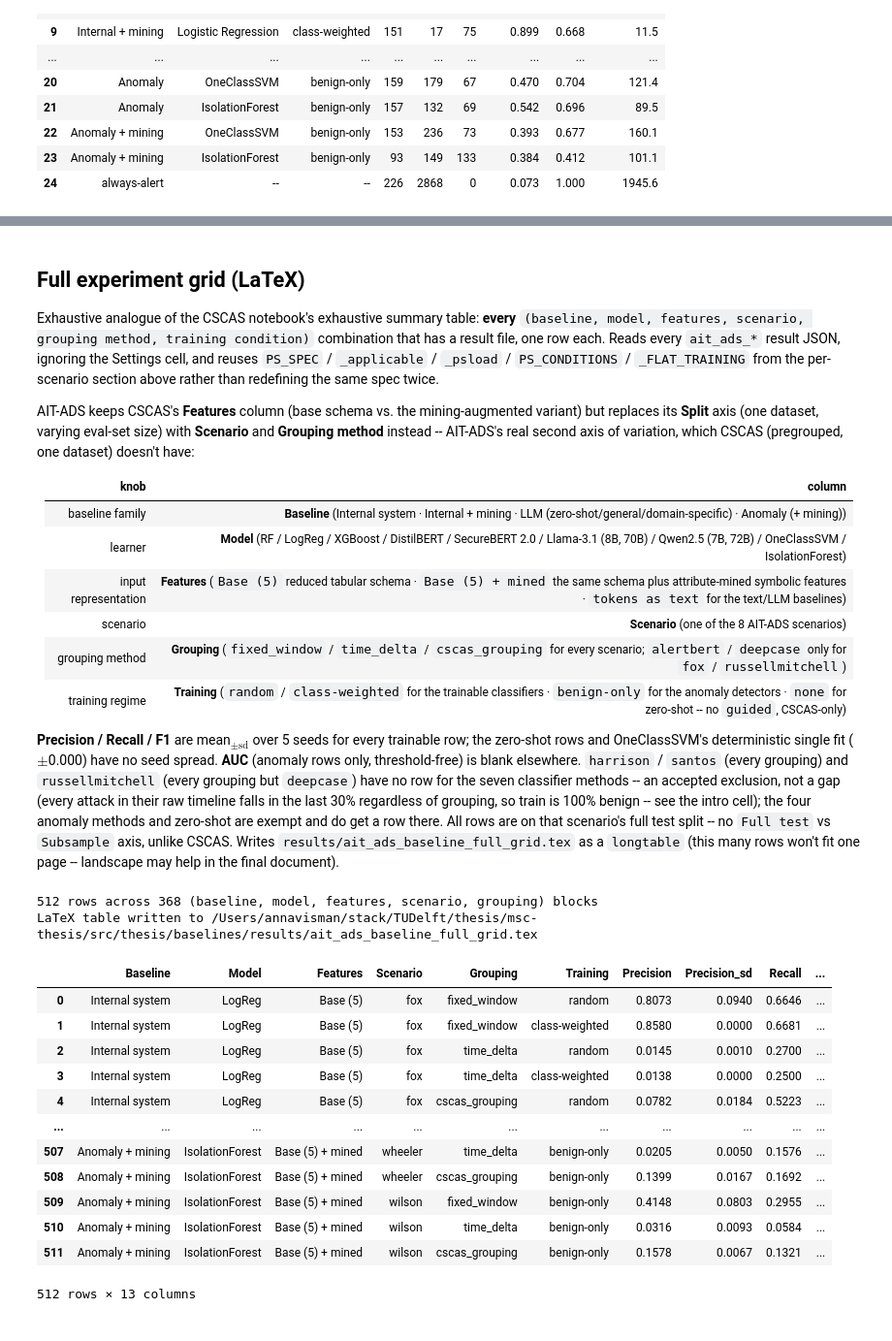
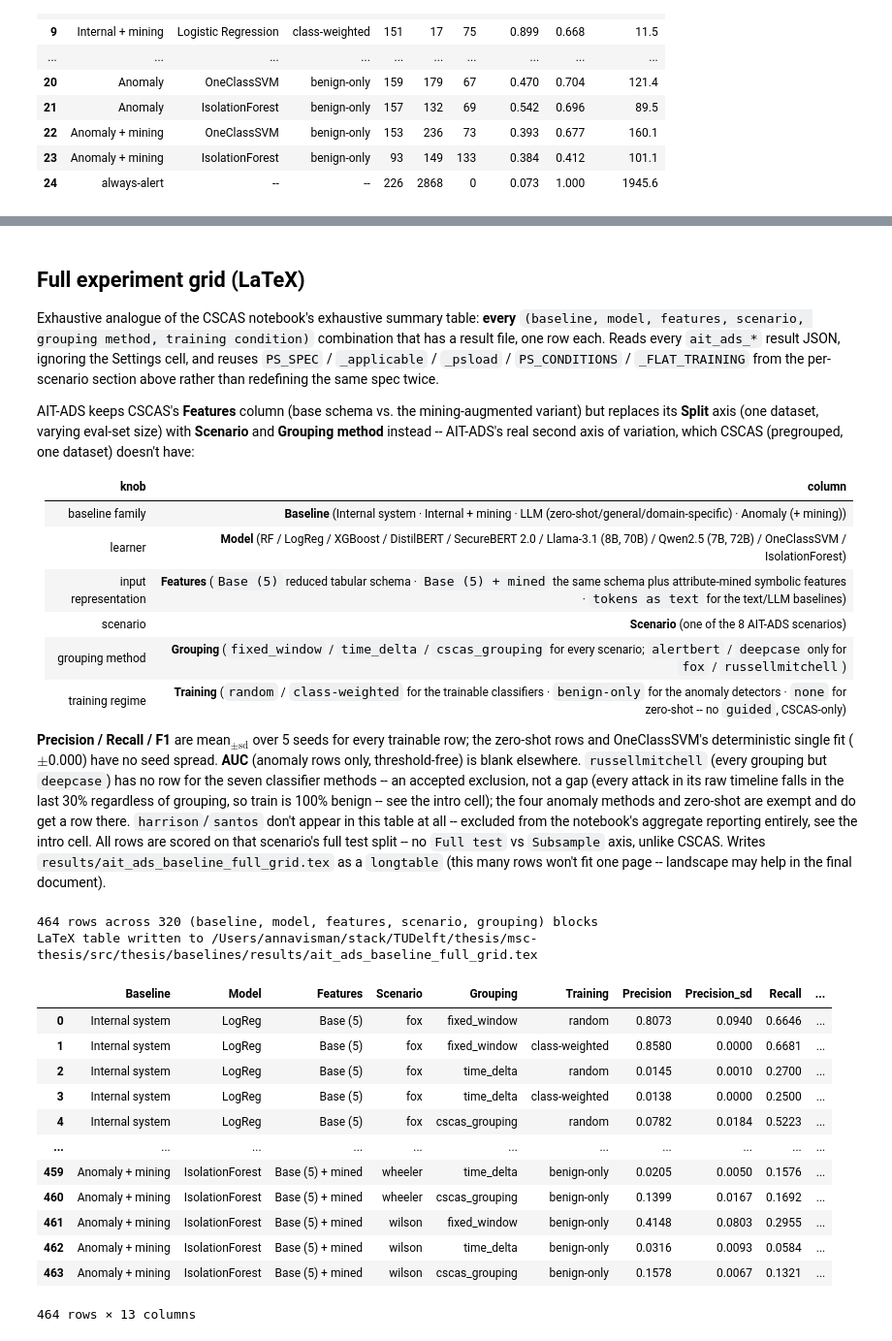
Before and after one commit to annaneliaa/msc-thesis, a Jupyter notebook: src/thesis/notebooks/baselines/02_ait-ads_baseline.ipynb, the cells around one changed output, grey strips where cells are left out. Shown at 97% size. Cells and saved outputs as stored; diff of their text form; code cells hidden in the pictures.

```diff
--- a/src/thesis/notebooks/baselines/02_ait-ads_baseline.ipynb
+++ b/src/thesis/notebooks/baselines/02_ait-ads_baseline.ipynb
@@ -687,7 +712,11 @@ from thesis.configs import load_scenarios
 
 CROSS_METRIC = "f1"  # "f1" | "precision" | "recall" -- re-run for a different one
 PS_DROP_EMPTY = False  # True -> omit grouping rows that produced no result
-AIT_ADS_SCENARIOS = load_scenarios("ait-ads")
+AIT_ADS_SCENARIOS = [s for s in load_scenarios("ait-ads") if s not in ("harrison", "santos")]
+# harrison/santos excluded from all aggregate reporting -- see the intro cell's exclusion
+# note: their chronological split leaves train 100% benign under every grouping method, so
+# 6 of 11 baseline families can't be fit at all, and the remaining 5 are only trustworthy
+# under 3 of 5 groupings -- too thin to compare against the other 6 scenarios.
 STANDARD_GROUPINGS = ["fixed_window", "time_delta", "cscas_grouping"]
 LEARNED_GROUPINGS = ["alertbert", "deepcase"]
 LEARNED_OK = {"fox", "russellmitchell"}  # only these are held out of AlertBERT/DeepCASE training
@@ -961,13 +968,7 @@ dataset) doesn't have:
 **Precision / Recall / F1** are mean$_{\pm\text{sd}}$ over 5 seeds for every
 trainable row; the zero-shot rows and OneClassSVM's deterministic single fit
 ($\pm$0.000) have no seed spread. **AUC** (anomaly rows only, threshold-free) is
-blank elsewhere. `harrison` / `santos` (every grouping) and `russellmitchell`
-(every grouping but `deepcase`) have no row for the seven classifier methods --
-an accepted exclusion, not a gap (every attack in their raw timeline falls in
-the last 30% regardless of grouping, so train is 100% benign -- see the intro
-cell); the four anomaly methods and zero-shot are exempt and do get a row
-there. All rows are on that scenario's full test split -- no `Full test` vs
-`Subsample` axis, unlike CSCAS. Writes `results/ait_ads_baseline_full_grid.tex`
+blank elsewhere. `russellmitchell` (every grouping but `deepcase`) has no row for the seven classifier methods -- an accepted exclusion, not a gap (every attack in its raw timeline falls in the last 30% regardless of grouping, so train is 100% benign -- see the intro cell); the four anomaly methods and zero-shot are exempt and do get a row there. `harrison`/`santos` don't appear in this table at all -- excluded from the notebook's aggregate reporting entirely, see the intro cell. All rows are scored on that scenario's full test split -- no `Full test` vs `Subsample` axis, unlike CSCAS. Writes `results/ait_ads_baseline_full_grid.tex`
 as a `longtable` (this many rows won't fit one page -- landscape may help in
 the final document).
 # %%
@@ -1096,14 +1097,15 @@ CSCAS-only (AIT-ADS has no SCAS-equivalent outlier signal to guide sampling
 with). \textbf{Grouping} is one of \texttt{fixed\_window} / \texttt{time\_delta}
 / \texttt{cscas\_grouping} (every scenario) or \texttt{alertbert} /
 \texttt{deepcase} (\texttt{fox} / \texttt{russellmitchell} only -- the
-scenarios held out of the learned groupers' training). \texttt{harrison} /
-\texttt{santos} (every grouping) and \texttt{russellmitchell} (every grouping
-but \texttt{deepcase}) have no row for the seven classifier methods -- every
-attack in their raw timeline falls in the last 30\% regardless of grouping, so
-train is 100\% benign; the four anomaly methods and zero-shot are exempt (see
-the intro cell). All rows are scored on that scenario's full test split -- no
-`Full test' vs `Subsample' split axis: unlike CSCAS, no frozen eval subsample
-is used.}
+scenarios held out of the learned groupers' training). Covers 6 of AIT-ADS's 8
+scenarios -- \texttt{harrison}/\texttt{santos} are excluded from this table
+entirely (see the intro cell). \texttt{russellmitchell} (every grouping but
+\texttt{deepcase}) has no row for the seven classifier methods -- every attack
+in its raw timeline falls in the last 30\% regardless of grouping, so train is
+100\% benign; the four anomaly methods and zero-shot are exempt (see the intro
+cell). All rows are scored on that scenario's full test split -- no `Full
+test' vs `Subsample' split axis: unlike CSCAS, no frozen eval subsample is
+used.}
 \label{tab:ait-ads-baseline-results-full} \\
 \toprule
 \textbf{Baseline} & \textbf{Model} & \textbf{Features} & \textbf{Scenario} & \textbf{Grouping} & \textbf{Training} & \textbf{Precision} & \textbf{Recall} & \textbf{F1} & \textbf{AUC} \\
@@ -1111,37 +1113,37 @@ is used.}
 \endfirsthead
 \multicolumn{10}{c}{\tablename\ \thetable{} -- continued from previous page} \\
 \toprule
 \textbf{Baseline} & \textbf{Model} & \textbf{Features} & \textbf{Scenario} & \textbf{Grouping} & \textbf{Training} & \textbf{Precision} & \textbf{Recall} & \textbf{F1} & \textbf{AUC} \\
 \midrule
 \endhead
 \midrule \multicolumn{10}{r}{\textit{continued on next page}} \\
 \endfoot
 \bottomrule
 \endlastfoot
 """
     + "\n".join(tex_lines)
     + r"""
 \end{longtable}
 """
 )
 
 latex_path = RESULTS_DIR / "ait_ads_baseline_full_grid.tex"
 latex_path.write_text(latex, encoding="utf-8")
 print(f"LaTeX table written to {latex_path}")
 full_grid_df
 # %% [output]
-512 rows across 368 (baseline, model, features, scenario, grouping) blocks
+464 rows across 320 (baseline, model, features, scenario, grouping) blocks
 LaTeX table written to /Users/annavisman/stack/TUDelft/thesis/msc-thesis/src/thesis/baselines/results/ait_ads_baseline_full_grid.tex
 |  | Baseline | Model | Features | Scenario | Grouping | Training | Precision | Precision_sd | Recall | ... |
 | 0 | Internal system | LogReg | Base (5) | fox | fixed_window | random | 0.8073 | 0.0940 | 0.6646 | ... |
 | 1 | Internal system | LogReg | Base (5) | fox | fixed_window | class-weighted | 0.8580 | 0.0000 | 0.6681 | ... |
 | 2 | Internal system | LogReg | Base (5) | fox | time_delta | random | 0.0145 | 0.0010 | 0.2700 | ... |
 | 3 | Internal system | LogReg | Base (5) | fox | time_delta | class-weighted | 0.0138 | 0.0000 | 0.2500 | ... |
 | 4 | Internal system | LogReg | Base (5) | fox | cscas_grouping | random | 0.0782 | 0.0184 | 0.5223 | ... |
 | ... | ... | ... | ... | ... | ... | ... | ... | ... | ... | ... |
-| 507 | Anomaly + mining | IsolationForest | Base (5) + mined | wheeler | time_delta | benign-only | 0.0205 | 0.0050 | 0.1576 | ... |
-| 508 | Anomaly + mining | IsolationForest | Base (5) + mined | wheeler | cscas_grouping | benign-only | 0.1399 | 0.0167 | 0.1692 | ... |
-| 509 | Anomaly + mining | IsolationForest | Base (5) + mined | wilson | fixed_window | benign-only | 0.4148 | 0.0803 | 0.2955 | ... |
-| 510 | Anomaly + mining | IsolationForest | Base (5) + mined | wilson | time_delta | benign-only | 0.0316 | 0.0093 | 0.0584 | ... |
-| 511 | Anomaly + mining | IsolationForest | Base (5) + mined | wilson | cscas_grouping | benign-only | 0.1578 | 0.0067 | 0.1321 | ... |
+| 459 | Anomaly + mining | IsolationForest | Base (5) + mined | wheeler | time_delta | benign-only | 0.0205 | 0.0050 | 0.1576 | ... |
+| 460 | Anomaly + mining | IsolationForest | Base (5) + mined | wheeler | cscas_grouping | benign-only | 0.1399 | 0.0167 | 0.1692 | ... |
+| 461 | Anomaly + mining | IsolationForest | Base (5) + mined | wilson | fixed_window | benign-only | 0.4148 | 0.0803 | 0.2955 | ... |
+| 462 | Anomaly + mining | IsolationForest | Base (5) + mined | wilson | time_delta | benign-only | 0.0316 | 0.0093 | 0.0584 | ... |
+| 463 | Anomaly + mining | IsolationForest | Base (5) + mined | wilson | cscas_grouping | benign-only | 0.1578 | 0.0067 | 0.1321 | ... |
-512 rows × 13 columns
+464 rows × 13 columns
```
Also changed, not shown: parts of 6 cells of this notebook, 15 other files.
